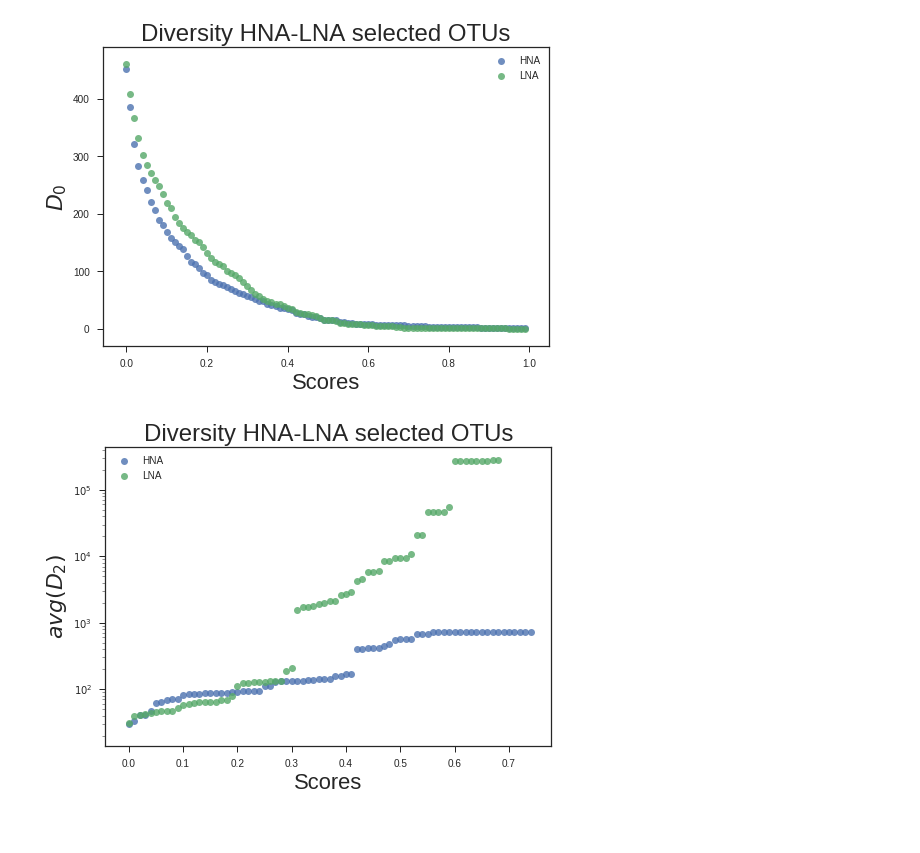
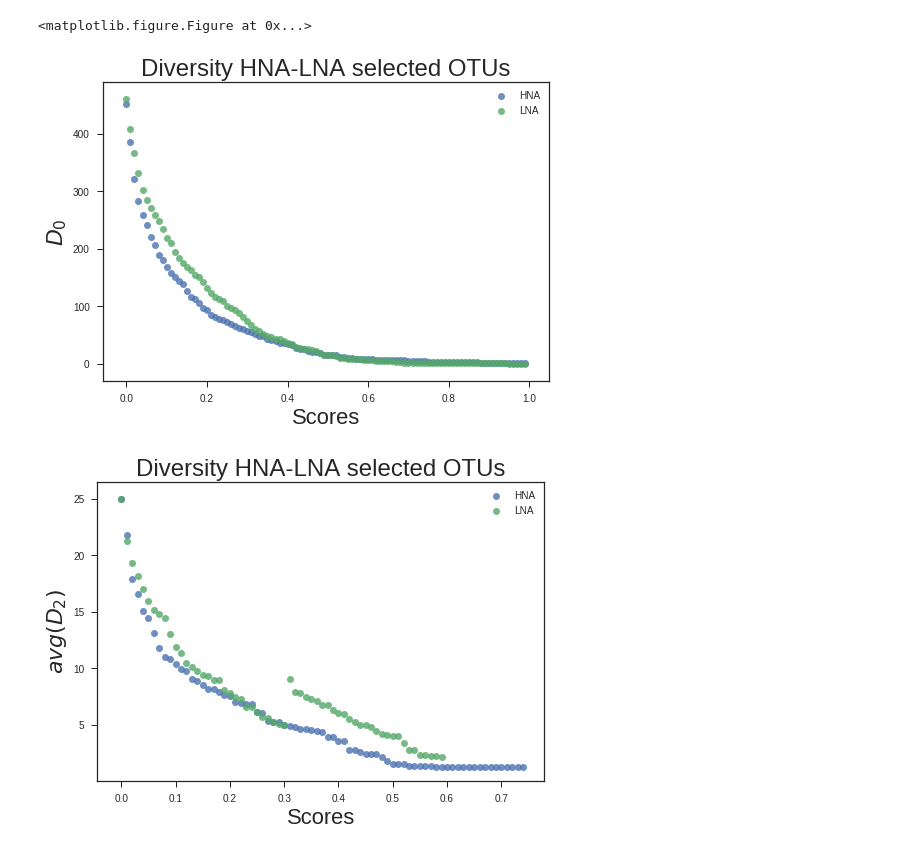
Before and after one commit to rprops/HNA_LNA_productivity, a Jupyter notebook: Diversity_5seq10.ipynb, the cells around one changed output. Saved outputs shown, nothing was run; the diff lists cells and outputs as text; code cells hidden in the pictures.

```diff
--- a/Diversity_5seq10.ipynb
+++ b/Diversity_5seq10.ipynb
@@ -22,18 +22,23 @@ from analysis_functions import perform_randomizedLasso
 
 from IPython.display import display, HTML
 # %%
-data_rel = pd.read_csv('data/Chloroplasts_removed/Nov2017_Filtering/1seq_in_3samples/nochloro_relative_1seqin3samps.tsv', sep=' ', index_col=None, header=0, float_precision='high')
+data_abs = pd.read_csv('data/Chloroplasts_removed/Nov2017_Filtering/5seqs_in_10percent_samples/nochloro_absolute_otu_5in10percent.tsv', sep=' ', index_col=None, header=0, float_precision='high')
+data_rel = pd.read_csv('data/Chloroplasts_removed/Nov2017_Filtering/5seqs_in_10percent_samples/nochloro_relative_5in10percent.tsv', sep=' ', index_col=None, header=0, float_precision='high')
 scores_hna = pd.read_csv('Scores/hnascores_otus_5seq10_rel.csv', index_col=0, header=0)
 scores_lna = pd.read_csv('Scores/lnascores_otus_5seq10_rel.csv', index_col=0, header=0)
 # %%
 def return_otus_score(df_score,thr):
     return df_score[df_score.iloc[:,0] > thr].index
 # %%
+def calc_sum_abun(df_abun):
+    return df_abun.sum(axis=1)
+
 def calc_div_D0(otus):
     return len(otus)
 
 def D2(df):
-    df_final = df*df
+    df_sum = df.sum(axis=1)
+    df_final = (df.div(df_sum, axis=0))**2
     df_final['D2'] = 1./df_final.sum(axis=1)
     return(df_final)
 # %%
@@ -42,6 +47,10 @@ hna_d0 = np.zeros(len(thrs))
 hna_d2 = np.zeros(len(thrs))
 lna_d0 = np.zeros(len(thrs))
 lna_d2 = np.zeros(len(thrs))
+hna_rel_abun = np.zeros(len(thrs))
+hna_abs_abun = np.zeros(len(thrs))
+lna_rel_abun = np.zeros(len(thrs))
+lna_abs_abun = np.zeros(len(thrs))
 # %%
 i=0
 for thr in thrs:
@@ -51,6 +60,12 @@ for thr in thrs:
     lna_d0[i] = calc_div_D0(otus_lna)
     hna_d2[i] = D2(data_rel.loc[:,otus_hna])['D2'].mean()
     lna_d2[i] = D2(data_rel.loc[:,otus_lna])['D2'].mean()
+
+    hna_abs_abun[i] = calc_sum_abun(data_abs.loc[:,otus_hna]).mean()
+    hna_rel_abun[i] = calc_sum_abun(data_rel.loc[:,otus_hna]).mean()
+    lna_abs_abun[i] = calc_sum_abun(data_abs.loc[:,otus_lna]).mean()
+    lna_rel_abun[i] = calc_sum_abun(data_rel.loc[:,otus_lna]).mean()
+
     i+=1
 # %%
 plt.figure()
@@ -64,18 +79,19 @@ plt.title('Diversity HNA-LNA selected OTUs', size=24)
 plt.legend()
 plt.show()
 # %% [output]
+<matplotlib.figure.Figure at 0x...>
 [figure]
 # %%
 plt.figure()
 sns.regplot(x=thrs,y=hna_d2, fit_reg=False, label='HNA')
 sns.regplot(x=thrs,y=lna_d2, fit_reg=False, label='LNA')
 plt.xlabel('Scores', size=22)
 plt.xticks(size=10)
-plt.yscale('log')
+#plt.yscale('log')
 plt.ylabel(r'$avg(D_2)$', size=22)
 plt.yticks(size=10)
 plt.title('Diversity HNA-LNA selected OTUs', size=24)
 plt.legend()
 plt.show()
 # %% [output]
-[figure, old version]
+[figure, new version]
```
Also changed, not shown: parts of 2 cells of this notebook, 1 other file.
